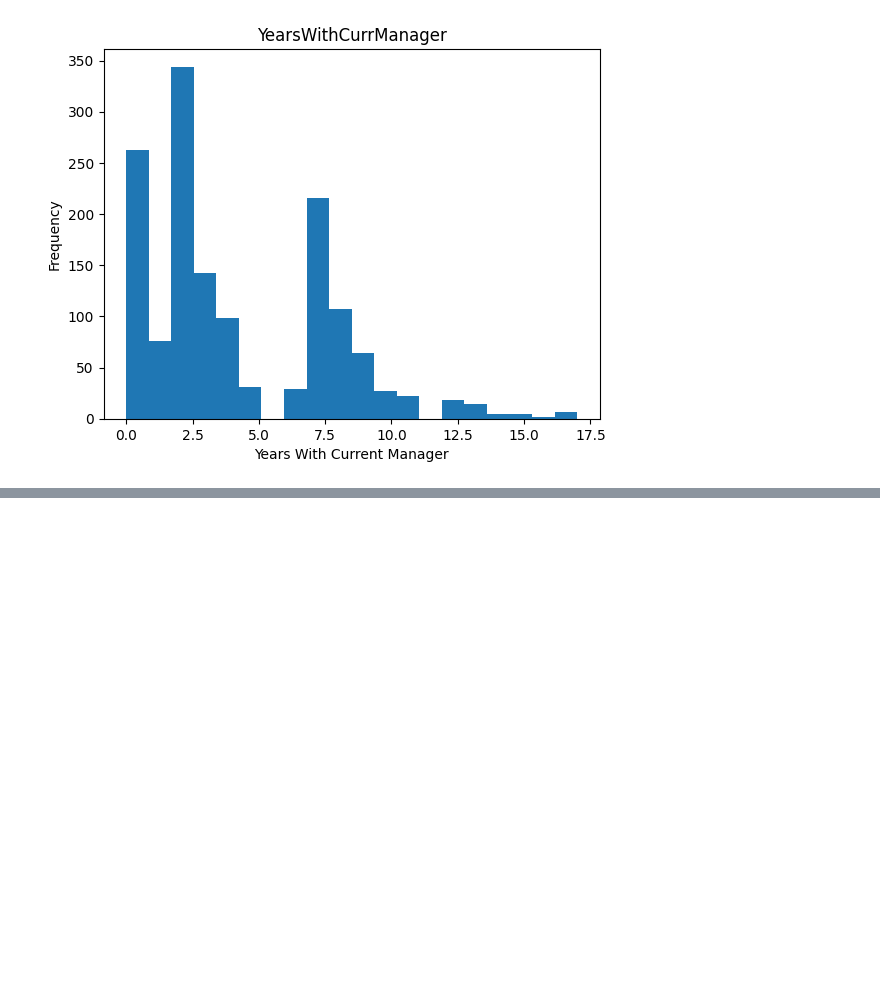
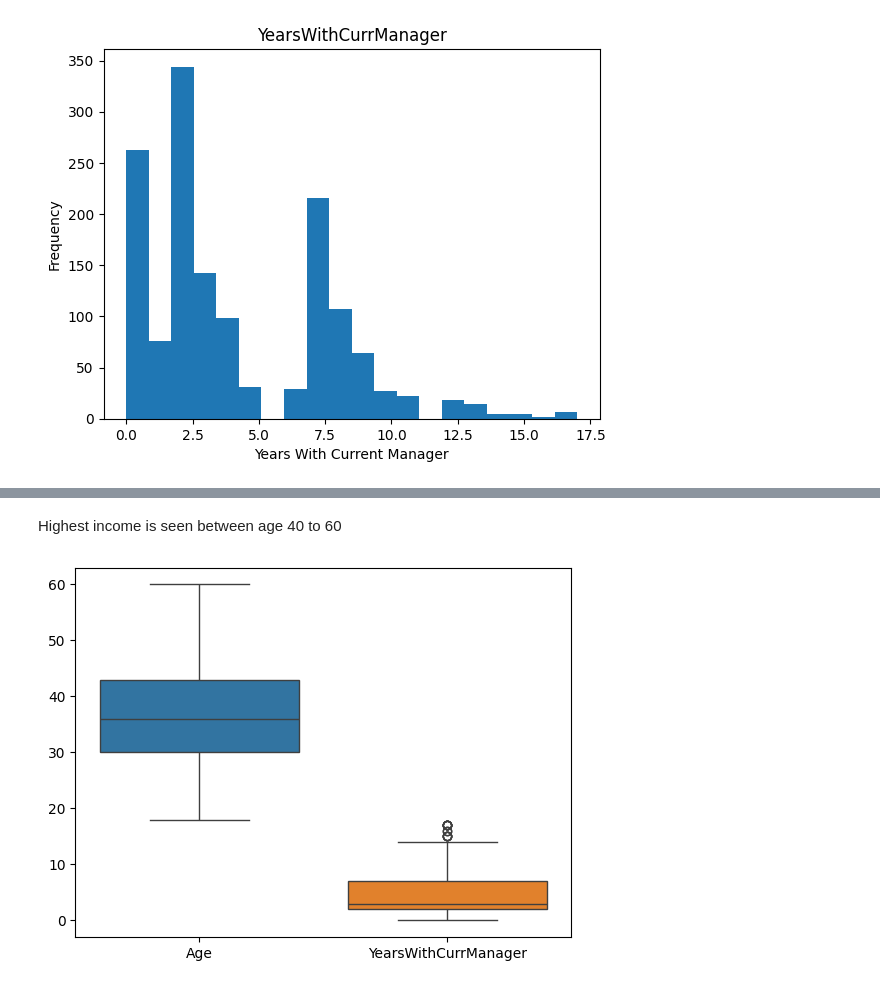
Before and after one commit to nadyamitha/IBPCLASS, a Jupyter notebook: IBPDay2.ipynb, the cells around one changed output, grey strips where cells are left out. Saved outputs shown, nothing was run; the diff lists cells and outputs as text; code cells hidden in the pictures; blank space fills up the shorter version.

```diff
--- a/IBPDay2.ipynb
+++ b/IBPDay2.ipynb
@@ -176,0 +199,6 @@ IndexError: index 20 is out of bounds for axis 0 with size 20
+# %% [markdown]
+Highest income is seen between age 40 to 60
+# %%
+sns.boxplot(data=df[["Age", "YearsWithCurrManager"]]);
+# %% [output]
+[figure, added]
```
Also changed, not shown: parts of 34 cells of this notebook.
